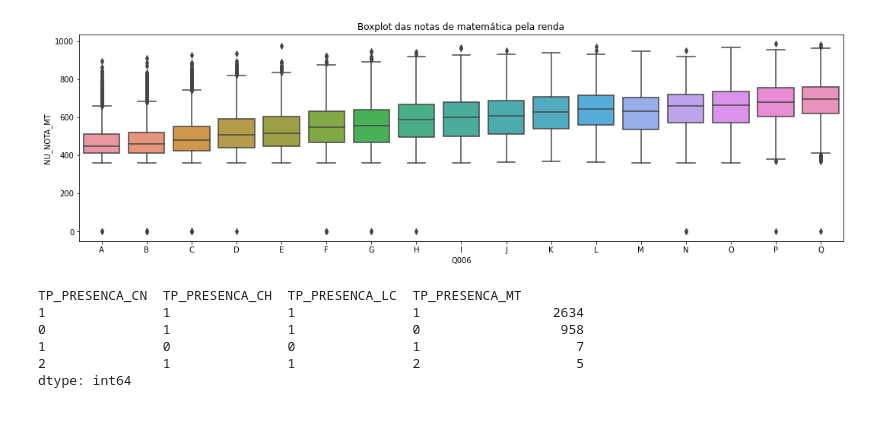
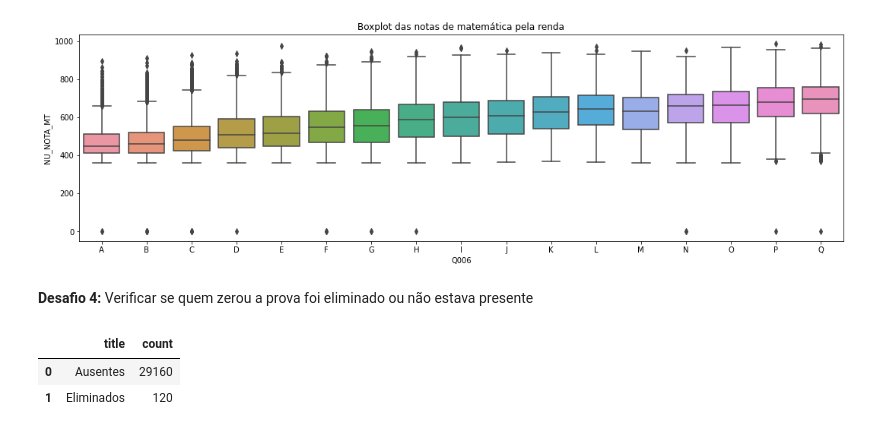
Before and after one commit to makarioszen/imersao-dados-2-2020, a Jupyter notebook: alura_imersao_dados_2_desafios.ipynb, the cells around one changed output. Cells and saved outputs as stored; diff of their text form; code cells hidden in the pictures.

```diff
--- a/alura_imersao_dados_2_desafios.ipynb
+++ b/alura_imersao_dados_2_desafios.ipynb
@@ -94,14 +98,27 @@ def box_plot(x, y, data, title):
 box_plot("Q006", "NU_NOTA_MT", df, "Boxplot das notas de matemática pela renda")
 # %% [output]
 [figure]
-# %%
-#Desafio 4: Verificar se quem zerou a prova foi eliminado ou não estava presente
-presences = ["TP_PRESENCA_CN", "TP_PRESENCA_CH", "TP_PRESENCA_LC", "TP_PRESENCA_MT"]
-df.query('(NU_NOTA_CN == 0) or (NU_NOTA_CH == 0) or (NU_NOTA_LC == 0) or (NU_NOTA_MT == 0) or (NU_NOTA_REDACAO == 0)')[presences].value_counts()
-# %% [output]
-TP_PRESENCA_CN  TP_PRESENCA_CH  TP_PRESENCA_LC  TP_PRESENCA_MT
-1               1               1               1                 2634
-0               1               1               0                  958
-1               0               0               1                    7
-2               1               1               2                    5
-dtype: int64
+# %% [markdown]
+**Desafio 4:** Verificar se quem zerou a prova foi eliminado ou não estava presente
+# %%
+#Desafio 4: Verificar se quem zerou a prova foi eliminado ou não estava presente
+tests = ["NU_NOTA_CN","NU_NOTA_CH","NU_NOTA_MT","NU_NOTA_LC","NU_NOTA_REDACAO"]
+df["NU_NOTA_TOTAL"] = df[tests].sum(axis=1)
+tests.append("NU_NOTA_TOTAL")
+df[tests].query("NU_NOTA_TOTAL == 0")
+
+test_result = pd.DataFrame({
+    'title': [
+      'Ausentes',
+      'Eliminados'
+    ],
+    'count': [
+      len(df.query('NU_NOTA_TOTAL == 0 and (TP_PRESENCA_CN == 0 or TP_PRESENCA_CH == 0 or TP_PRESENCA_LC == 0 or TP_PRESENCA_MT == 0)' )),
+      len(df.query('NU_NOTA_TOTAL == 0 and (TP_PRESENCA_CN == 2 or TP_PRESENCA_CH == 2 or TP_PRESENCA_LC == 2 or TP_PRESENCA_MT == 2)' ))
+    ]
+})
+test_result
+# %% [output]
+|  | title | count |
+| 0 | Ausentes | 29160 |
+| 1 | Eliminados | 120 |
```
Also changed, not shown: parts of 9 cells of this notebook.
